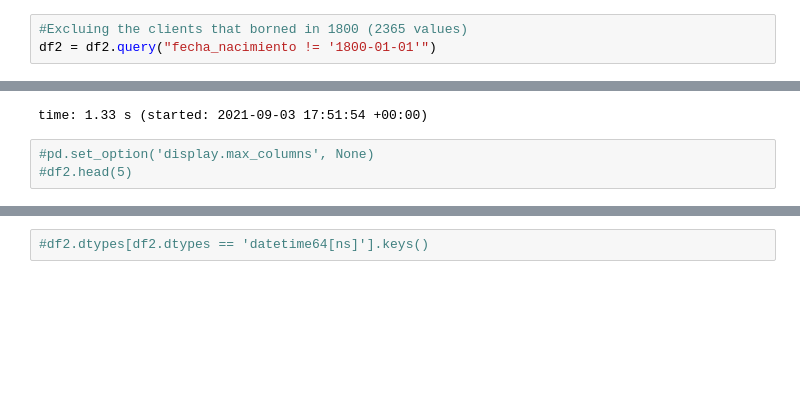
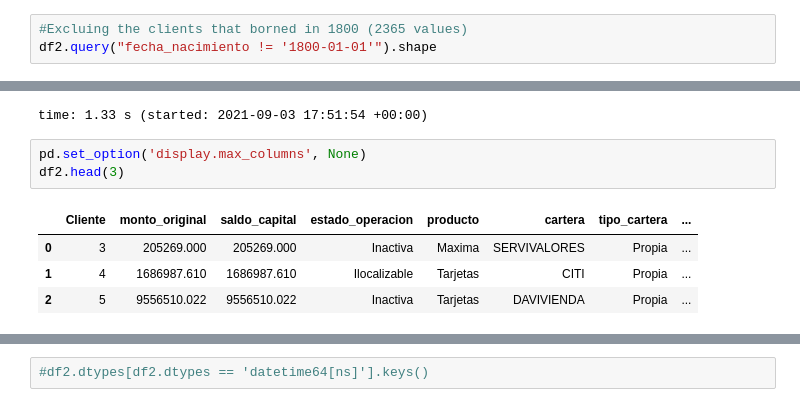
Before and after one commit to JoseDiego101/IMMUNE, a Jupyter notebook: capstone.ipynb, the cells around one changed output, grey strips where cells are left out. Saved outputs shown, nothing was run; the diff lists cells and outputs as text; blank space fills up the shorter version.

```diff
--- a/capstone.ipynb
+++ b/capstone.ipynb
@@ -331,4 +280,4 @@ time: 171 ms (started: 2021-09-03 17:36:03 +00:00)
 # %%
 #Excluing the clients that borned in 1800 (2365 values)
-df2 = df2.query("fecha_nacimiento != '1800-01-01'")
+df2.query("fecha_nacimiento != '1800-01-01'").shape
 # %% [output]
@@ -340,5 +289,10 @@ g = sns.heatmap(df2.corr(), annot=True, fmt = ".2f", cmap = "coolwarm")
 [figure]
 time: 1.33 s (started: 2021-09-03 17:51:54 +00:00)
 # %%
-#pd.set_option('display.max_columns', None)
-#df2.head(5)
+pd.set_option('display.max_columns', None)
+df2.head(3)
+# %% [output]
+|  | Cliente | monto_original | saldo_capital | estado_operacion | producto | cartera | tipo_cartera | ... |
+| 0 | 3 | 205269.000 | 205269.000 | Inactiva | Maxima | SERVIVALORES | Propia | ... |
+| 1 | 4 | 1686987.610 | 1686987.610 | Ilocalizable | Tarjetas | CITI | Propia | ... |
+| 2 | 5 | 9556510.022 | 9556510.022 | Inactiva | Tarjetas | DAVIVIENDA | Propia | ... |
```
Also changed, not shown: parts of 56 cells of this notebook.
